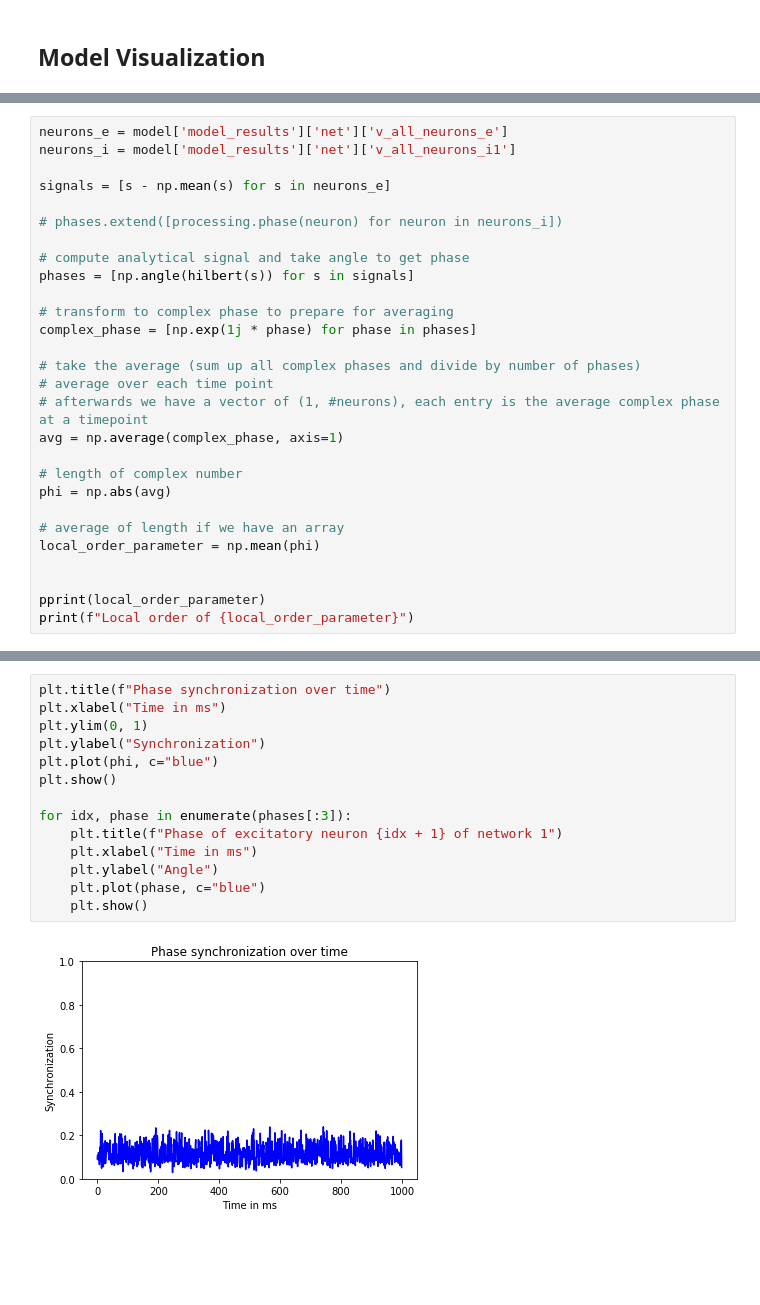
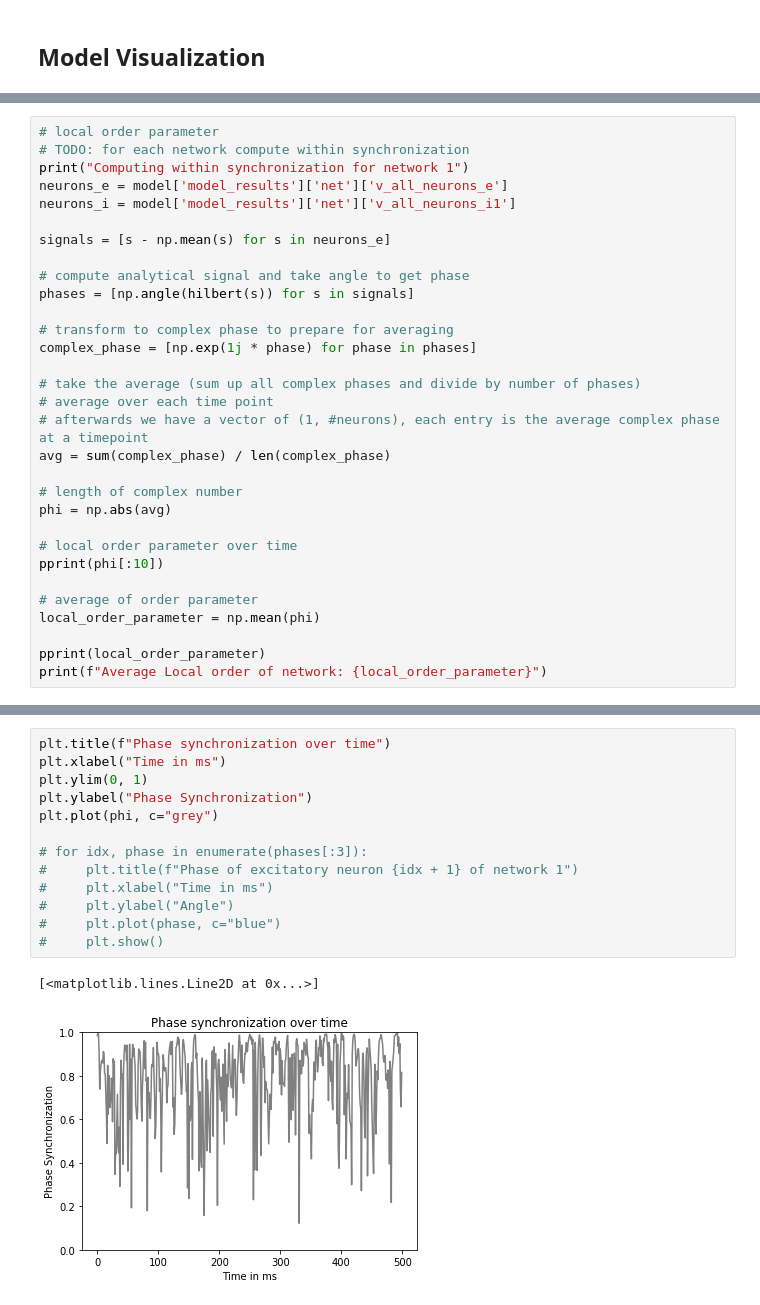
Before and after one commit to ChristophMetzner/Synchronization-by-Uncorrelated-Noise, a Jupyter notebook: notebooks/coupled_network_replicate_meng_et_al.ipynb, the cells around one changed output, grey strips where cells are left out. Drawn from its saved outputs; the diff is of its cells as text; blank space fills up the shorter version.

Commit message:
Add simple example for testing phase synchronization and fix local order parameter computation

```diff
--- a/notebooks/coupled_network_replicate_meng_et_al.ipynb
+++ b/notebooks/coupled_network_replicate_meng_et_al.ipynb
@@ -136,10 +162,11 @@ plots.raster(title="200-300 ms of network 2", model=model, x_left=200, x_right=3
 # %%
+# local order parameter
+# TODO: for each network compute within synchronization
+print("Computing within synchronization for network 1")
 neurons_e = model['model_results']['net']['v_all_neurons_e']
 neurons_i = model['model_results']['net']['v_all_neurons_i1']
 
 signals = [s - np.mean(s) for s in neurons_e]
-
-# phases.extend([processing.phase(neuron) for neuron in neurons_i])
 
 # compute analytical signal and take angle to get phase
 phases = [np.angle(hilbert(s)) for s in signals]
@@ -150,15 +177,17 @@ complex_phase = [np.exp(1j * phase) for phase in phases]
 # take the average (sum up all complex phases and divide by number of phases)
 # average over each time point
 # afterwards we have a vector of (1, #neurons), each entry is the average complex phase at a timepoint
-avg = np.average(complex_phase, axis=1)
+avg = sum(complex_phase) / len(complex_phase)
 
 # length of complex number
 phi = np.abs(avg)
 
-# average of length if we have an array
+# local order parameter over time
+pprint(phi[:10])
+
+# average of order parameter
 local_order_parameter = np.mean(phi)
 
-
 pprint(local_order_parameter)
-print(f"Local order of {local_order_parameter}")
+print(f"Average Local order of network: {local_order_parameter}")
 # %% [output]
@@ -167,16 +199,16 @@ Local order of 0.11588434100805534
 # %%
 plt.title(f"Phase synchronization over time")
 plt.xlabel("Time in ms")
 plt.ylim(0, 1)
-plt.ylabel("Synchronization")
-plt.plot(phi, c="blue")
-plt.show()
+plt.ylabel("Phase Synchronization")
+plt.plot(phi, c="grey")
 
-for idx, phase in enumerate(phases[:3]):
-    plt.title(f"Phase of excitatory neuron {idx + 1} of network 1")
-    plt.xlabel("Time in ms")
-    plt.ylabel("Angle")
-    plt.plot(phase, c="blue")
-    plt.show()
+# for idx, phase in enumerate(phases[:3]):
+#     plt.title(f"Phase of excitatory neuron {idx + 1} of network 1")
+#     plt.xlabel("Time in ms")
+#     plt.ylabel("Angle")
+#     plt.plot(phase, c="blue")
+#     plt.show()
 # %% [output]
+[<matplotlib.lines.Line2D at 0x...>]
-[figure, old version]
+[figure, new version]
```
Also changed, not shown: parts of 10 cells of this notebook, 1 other file.
